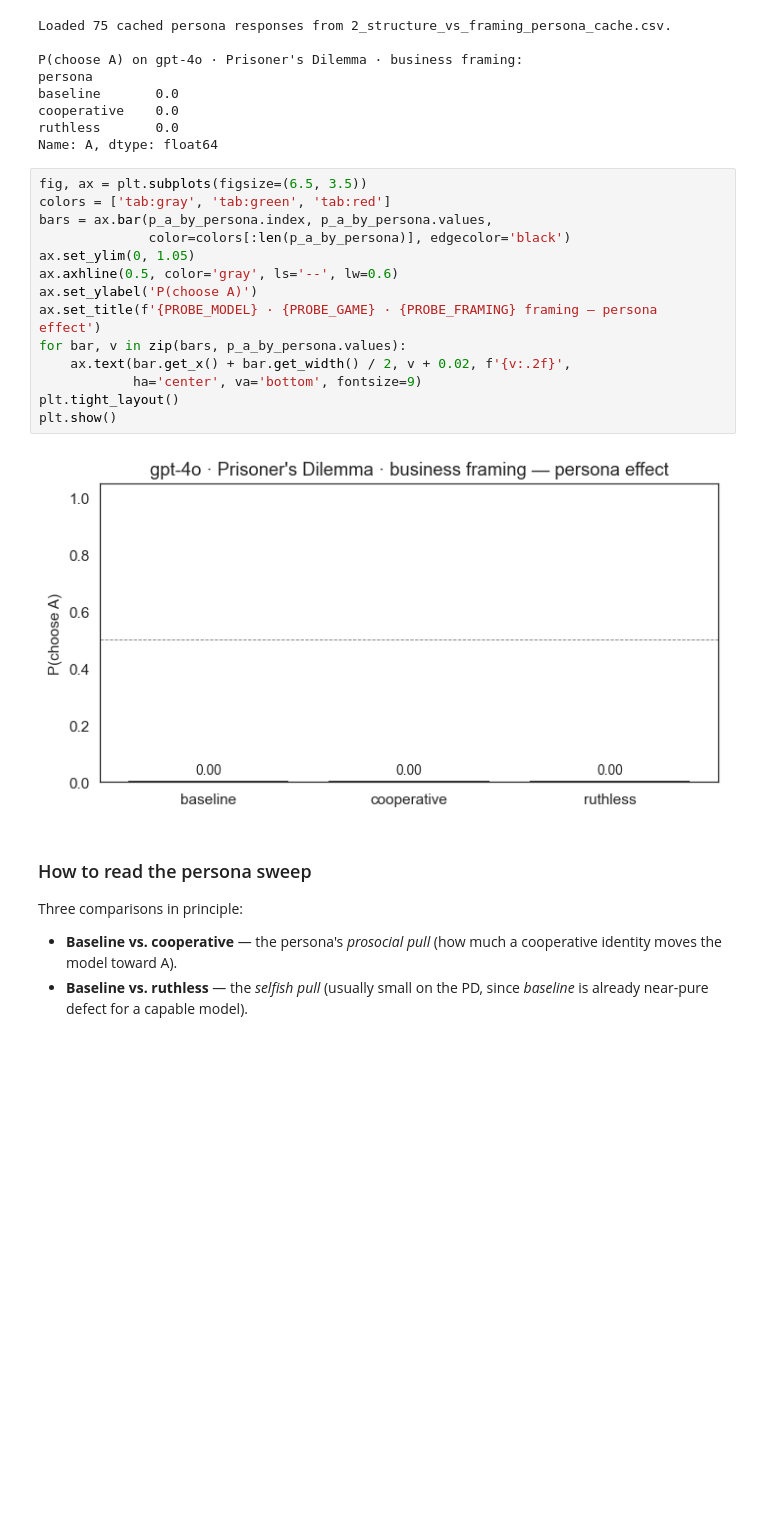
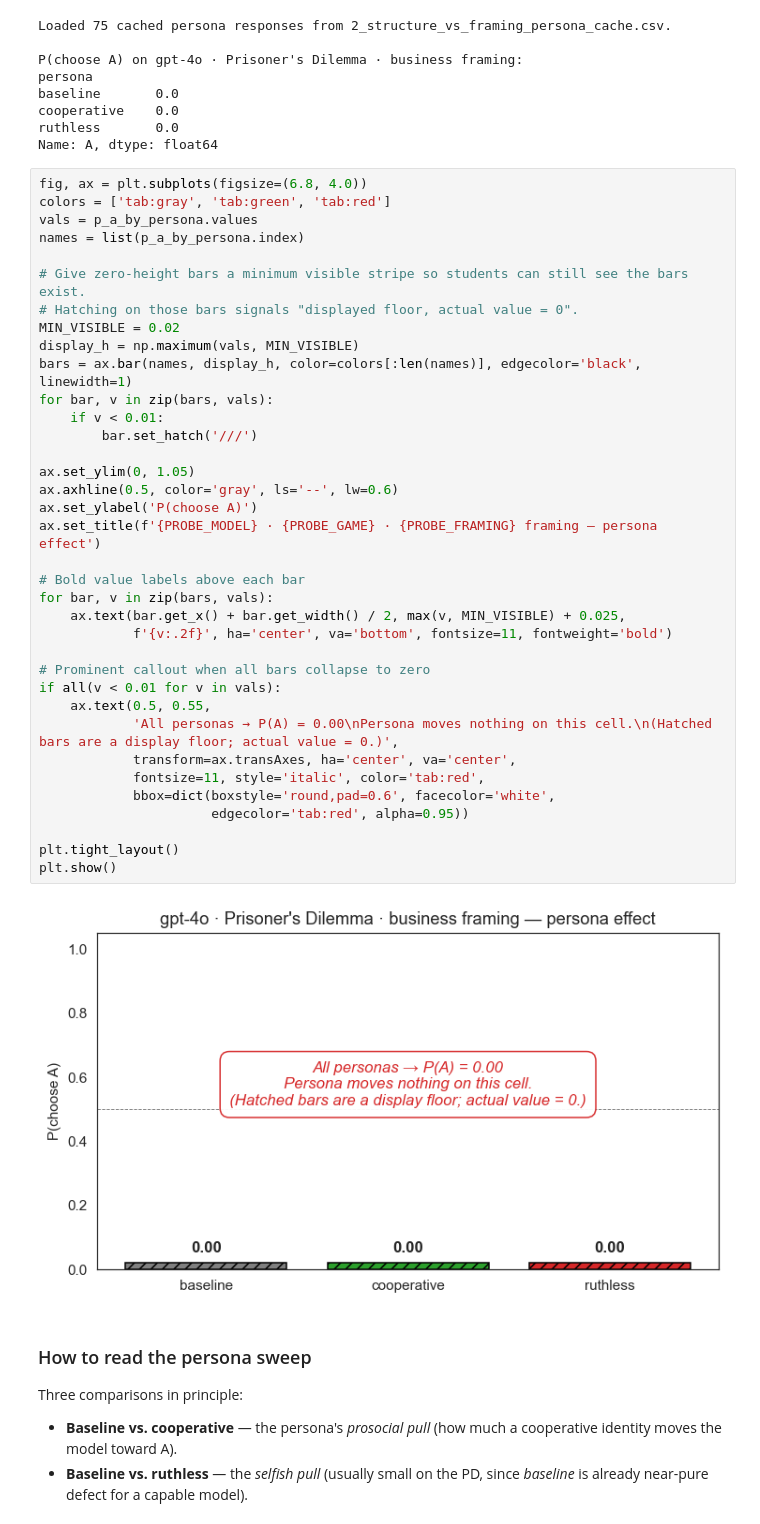
Before and after one commit to carinahausladen/konstanz-dynamic-social-behavior, a Jupyter notebook: JN/2_structure_vs_framing.ipynb, the cells around one changed output. Cells and saved outputs as stored; diff of their text form; blank space fills up the shorter version.

```diff
--- a/JN/2_structure_vs_framing.ipynb
+++ b/JN/2_structure_vs_framing.ipynb
@@ -651,21 +640,43 @@ cooperative    0.0
 ruthless       0.0
 Name: A, dtype: float64
 # %%
-fig, ax = plt.subplots(figsize=(6.5, 3.5))
+fig, ax = plt.subplots(figsize=(6.8, 4.0))
 colors = ['tab:gray', 'tab:green', 'tab:red']
-bars = ax.bar(p_a_by_persona.index, p_a_by_persona.values,
-              color=colors[:len(p_a_by_persona)], edgecolor='black')
+vals = p_a_by_persona.values
+names = list(p_a_by_persona.index)
+
+# Give zero-height bars a minimum visible stripe so students can still see the bars exist.
+# Hatching on those bars signals "displayed floor, actual value = 0".
+MIN_VISIBLE = 0.02
+display_h = np.maximum(vals, MIN_VISIBLE)
+bars = ax.bar(names, display_h, color=colors[:len(names)], edgecolor='black', linewidth=1)
+for bar, v in zip(bars, vals):
+    if v < 0.01:
+        bar.set_hatch('///')
+
 ax.set_ylim(0, 1.05)
 ax.axhline(0.5, color='gray', ls='--', lw=0.6)
 ax.set_ylabel('P(choose A)')
 ax.set_title(f'{PROBE_MODEL} · {PROBE_GAME} · {PROBE_FRAMING} framing — persona effect')
-for bar, v in zip(bars, p_a_by_persona.values):
-    ax.text(bar.get_x() + bar.get_width() / 2, v + 0.02, f'{v:.2f}',
-            ha='center', va='bottom', fontsize=9)
+
+# Bold value labels above each bar
+for bar, v in zip(bars, vals):
+    ax.text(bar.get_x() + bar.get_width() / 2, max(v, MIN_VISIBLE) + 0.025,
+            f'{v:.2f}', ha='center', va='bottom', fontsize=11, fontweight='bold')
+
+# Prominent callout when all bars collapse to zero
+if all(v < 0.01 for v in vals):
+    ax.text(0.5, 0.55,
+            'All personas → P(A) = 0.00\nPersona moves nothing on this cell.\n(Hatched bars are a display floor; actual value = 0.)',
+            transform=ax.transAxes, ha='center', va='center',
+            fontsize=11, style='italic', color='tab:red',
+            bbox=dict(boxstyle='round,pad=0.6', facecolor='white',
+                      edgecolor='tab:red', alpha=0.95))
+
 plt.tight_layout()
 plt.show()
 # %% [output]
-[figure, old version]
+[figure, new version]
 # %% [markdown]
 ### How to read the persona sweep
 
```
Also changed, not shown: parts of 4 cells of this notebook, 1 other file.
